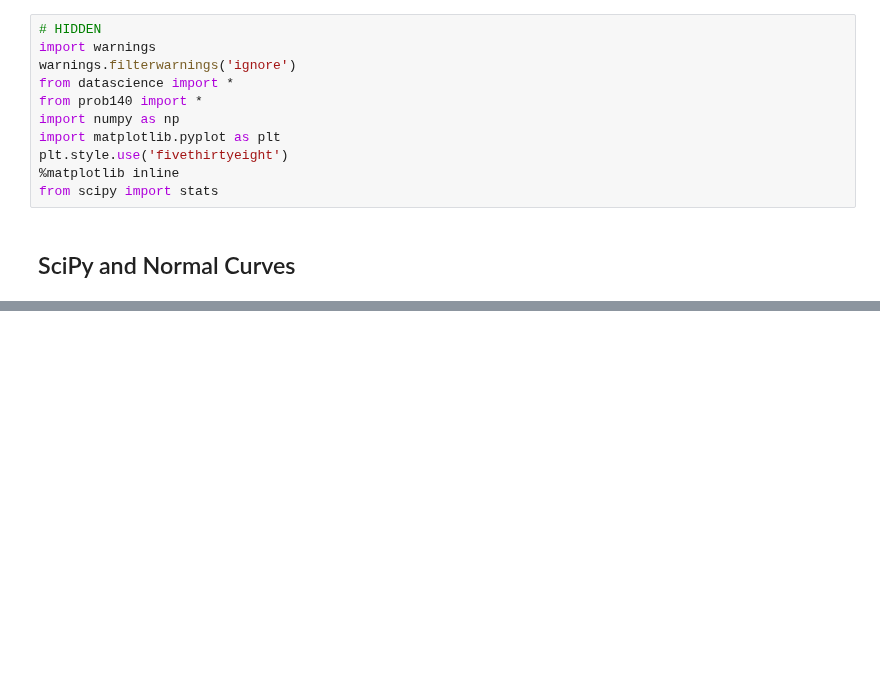
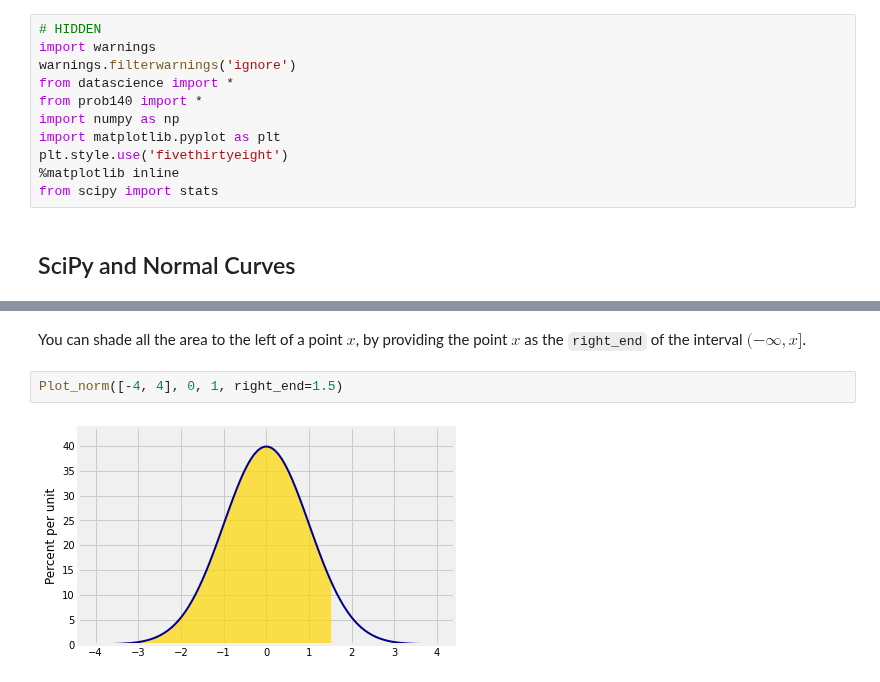
Before and after one commit to prob140/textbook, a Jupyter notebook: content/Chapter_14/04_SciPy_and_Normal_Curves.ipynb, the cells around one changed output, grey strips where cells are left out. Drawn from its saved outputs; the diff is of its cells as text; blank space fills up the shorter version.

```diff
--- a/content/Chapter_14/04_SciPy_and_Normal_Curves.ipynb
+++ b/content/Chapter_14/04_SciPy_and_Normal_Curves.ipynb
@@ -92,0 +26,6 @@ A complete proof of this theorem is beyond the scope of this course. A calculati
+# %% [markdown]
+You can shade all the area to the left of a point $x$, by providing the point $x$ as the `right_end` of the interval $(-\infty, x]$.
+# %%
+Plot_norm([-4, 4], 0, 1, right_end=1.5)
+# %% [output]
+[figure, added]
```
Also changed, not shown: parts of 57 cells of this notebook.
